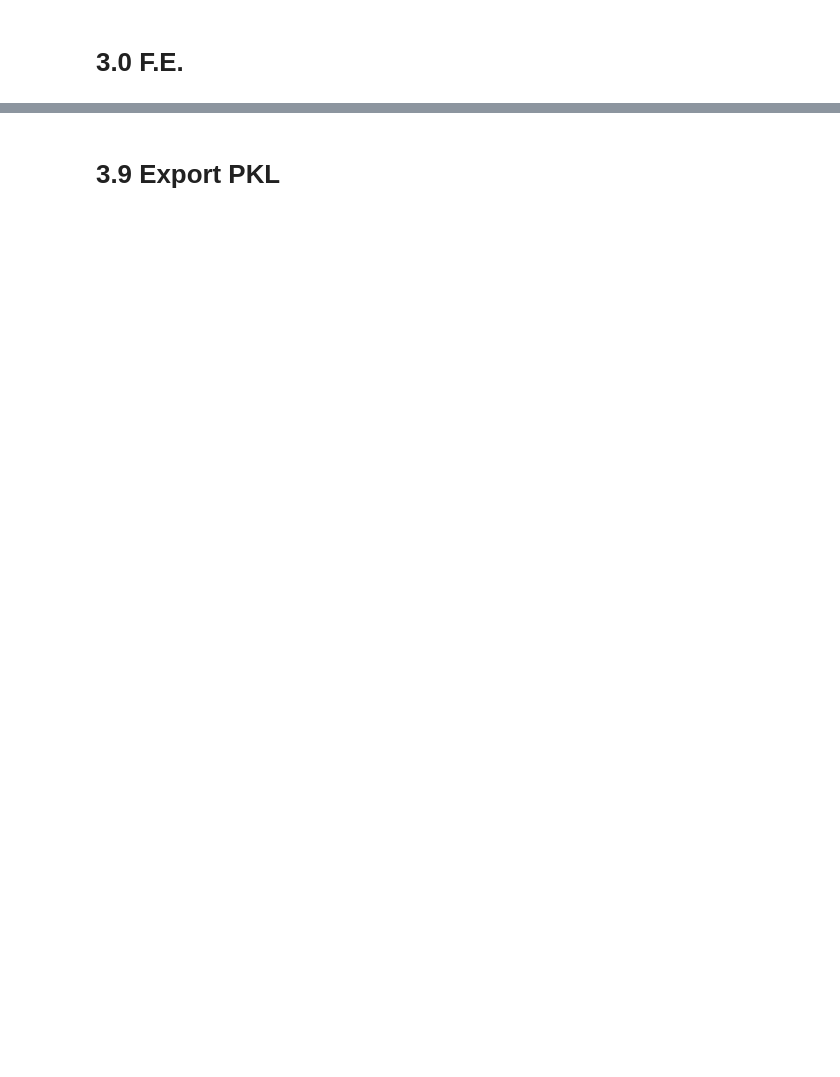
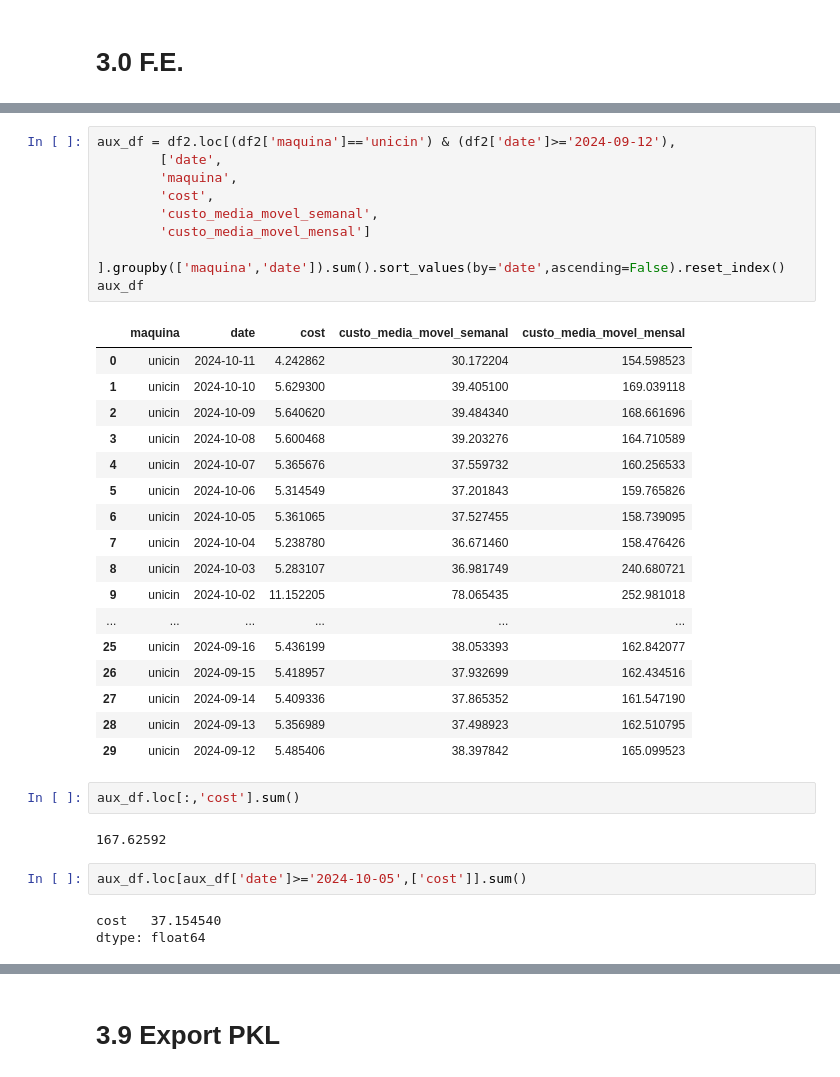
Before and after one commit to Gabrielnbr/modelo_unicin, a Jupyter notebook: notebooks/3_0_feature_engineering.ipynb, the cells around one changed output, grey strips where cells are left out. Cells and saved outputs as stored; diff of their text form; blank space fills up the shorter version.

```diff
--- a/notebooks/3_0_feature_engineering.ipynb
+++ b/notebooks/3_0_feature_engineering.ipynb
@@ -43,0 +222,36 @@ df.sample()
+# %%
+aux_df = df2.loc[(df2['maquina']=='unicin') & (df2['date']>='2024-09-12'),
+        ['date',
+        'maquina',
+        'cost',
+        'custo_media_movel_semanal',
+        'custo_media_movel_mensal']
+        ].groupby(['maquina','date']).sum().sort_values(by='date',ascending=False).reset_index()
+aux_df
+# %% [output]
+|  | maquina | date | cost | custo_media_movel_semanal | custo_media_movel_mensal |
+| 0 | unicin | 2024-10-11 | 4.242862 | 30.172204 | 154.598523 |
+| 1 | unicin | 2024-10-10 | 5.629300 | 39.405100 | 169.039118 |
+| 2 | unicin | 2024-10-09 | 5.640620 | 39.484340 | 168.661696 |
+| 3 | unicin | 2024-10-08 | 5.600468 | 39.203276 | 164.710589 |
+| 4 | unicin | 2024-10-07 | 5.365676 | 37.559732 | 160.256533 |
+| 5 | unicin | 2024-10-06 | 5.314549 | 37.201843 | 159.765826 |
+| 6 | unicin | 2024-10-05 | 5.361065 | 37.527455 | 158.739095 |
+| 7 | unicin | 2024-10-04 | 5.238780 | 36.671460 | 158.476426 |
+| 8 | unicin | 2024-10-03 | 5.283107 | 36.981749 | 240.680721 |
+| 9 | unicin | 2024-10-02 | 11.152205 | 78.065435 | 252.981018 |
+| ... | ... | ... | ... | ... | ... |
+| 25 | unicin | 2024-09-16 | 5.436199 | 38.053393 | 162.842077 |
+| 26 | unicin | 2024-09-15 | 5.418957 | 37.932699 | 162.434516 |
+| 27 | unicin | 2024-09-14 | 5.409336 | 37.865352 | 161.547190 |
+| 28 | unicin | 2024-09-13 | 5.356989 | 37.498923 | 162.510795 |
+| 29 | unicin | 2024-09-12 | 5.485406 | 38.397842 | 165.099523 |
+# %%
+aux_df.loc[:,'cost'].sum()
+# %% [output]
+167.62592
+# %%
+aux_df.loc[aux_df['date']>='2024-10-05',['cost']].sum()
+# %% [output]
+cost   37.154540
+dtype: float64
```
Also changed, not shown: parts of 25 cells of this notebook, 4 other files.
